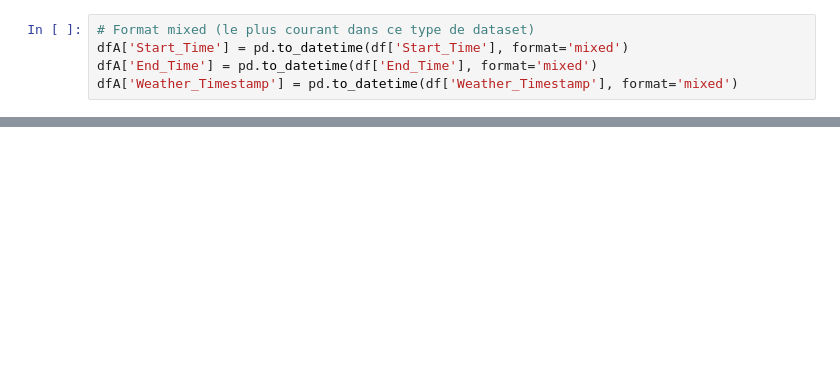
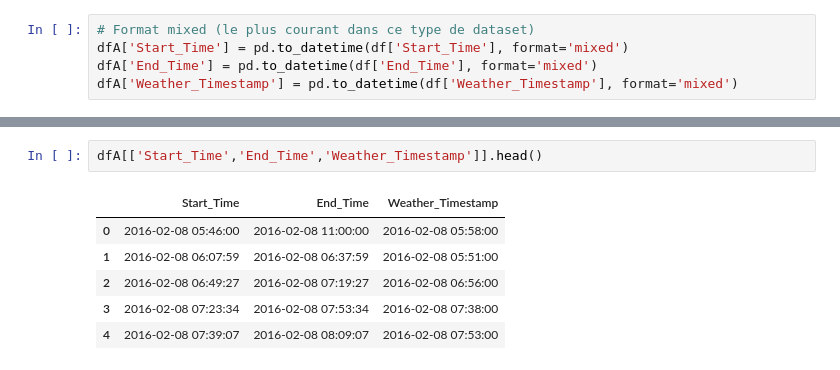
Before and after one commit to zinebettahery/US-Accidents, a Jupyter notebook: notebooks/EDA.ipynb, the cells around one changed output, grey strips where cells are left out. Saved outputs shown, nothing was run; the diff lists cells and outputs as text; blank space fills up the shorter version.

```diff
--- a/notebooks/EDA.ipynb
+++ b/notebooks/EDA.ipynb
@@ -1024,0 +1038,9 @@ dfA[['Start_Time', 'year', 'month', 'day_of_week', 'time','season','day_period',
+# %%
+dfA[['Start_Time','End_Time','Weather_Timestamp']].head()
+# %% [output]
+|  | Start_Time | End_Time | Weather_Timestamp |
+| 0 | 2016-02-08 05:46:00 | 2016-02-08 11:00:00 | 2016-02-08 05:58:00 |
+| 1 | 2016-02-08 06:07:59 | 2016-02-08 06:37:59 | 2016-02-08 05:51:00 |
+| 2 | 2016-02-08 06:49:27 | 2016-02-08 07:19:27 | 2016-02-08 06:56:00 |
+| 3 | 2016-02-08 07:23:34 | 2016-02-08 07:53:34 | 2016-02-08 07:38:00 |
+| 4 | 2016-02-08 07:39:07 | 2016-02-08 08:09:07 | 2016-02-08 07:53:00 |
```
Also changed, not shown: parts of 13 cells of this notebook, 1 other file.
